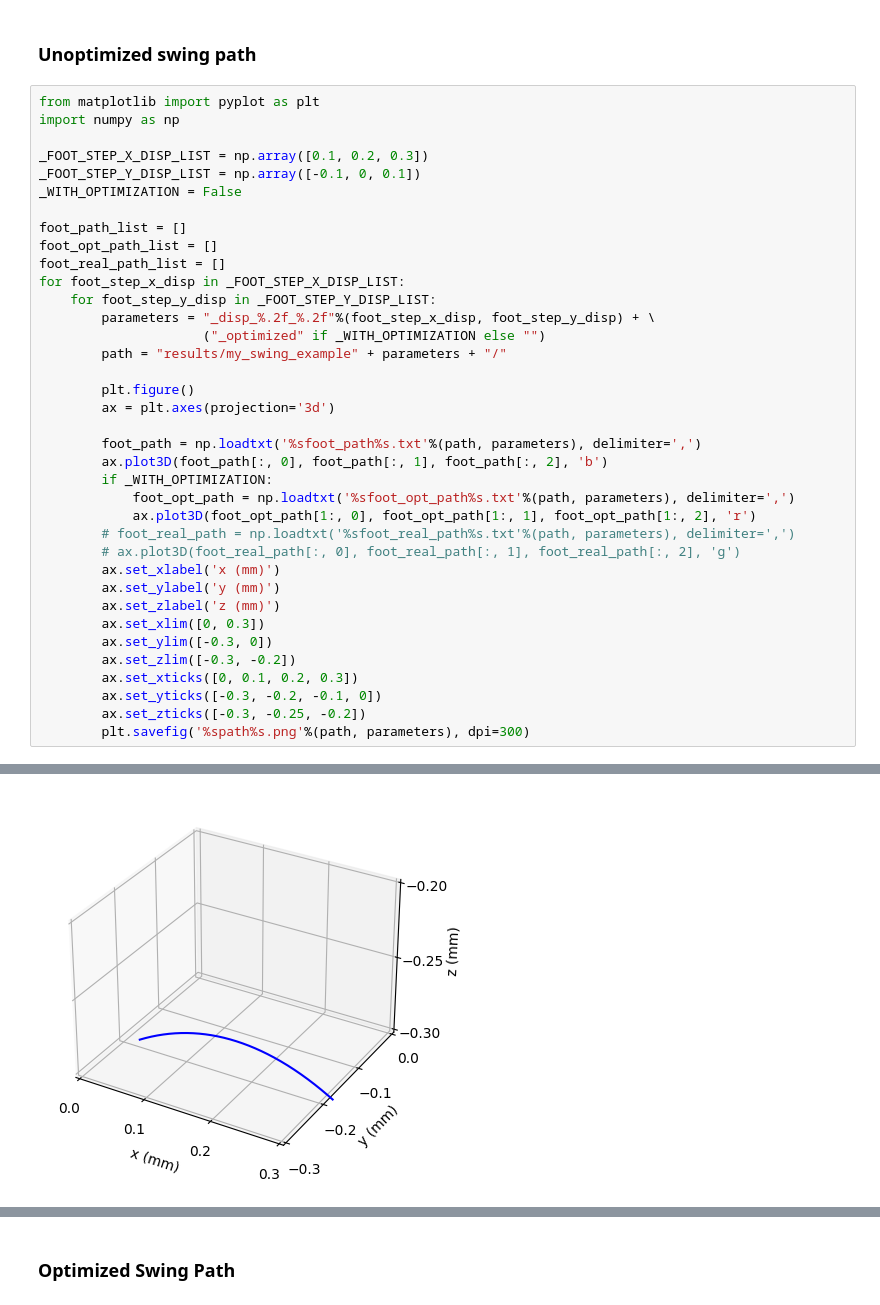
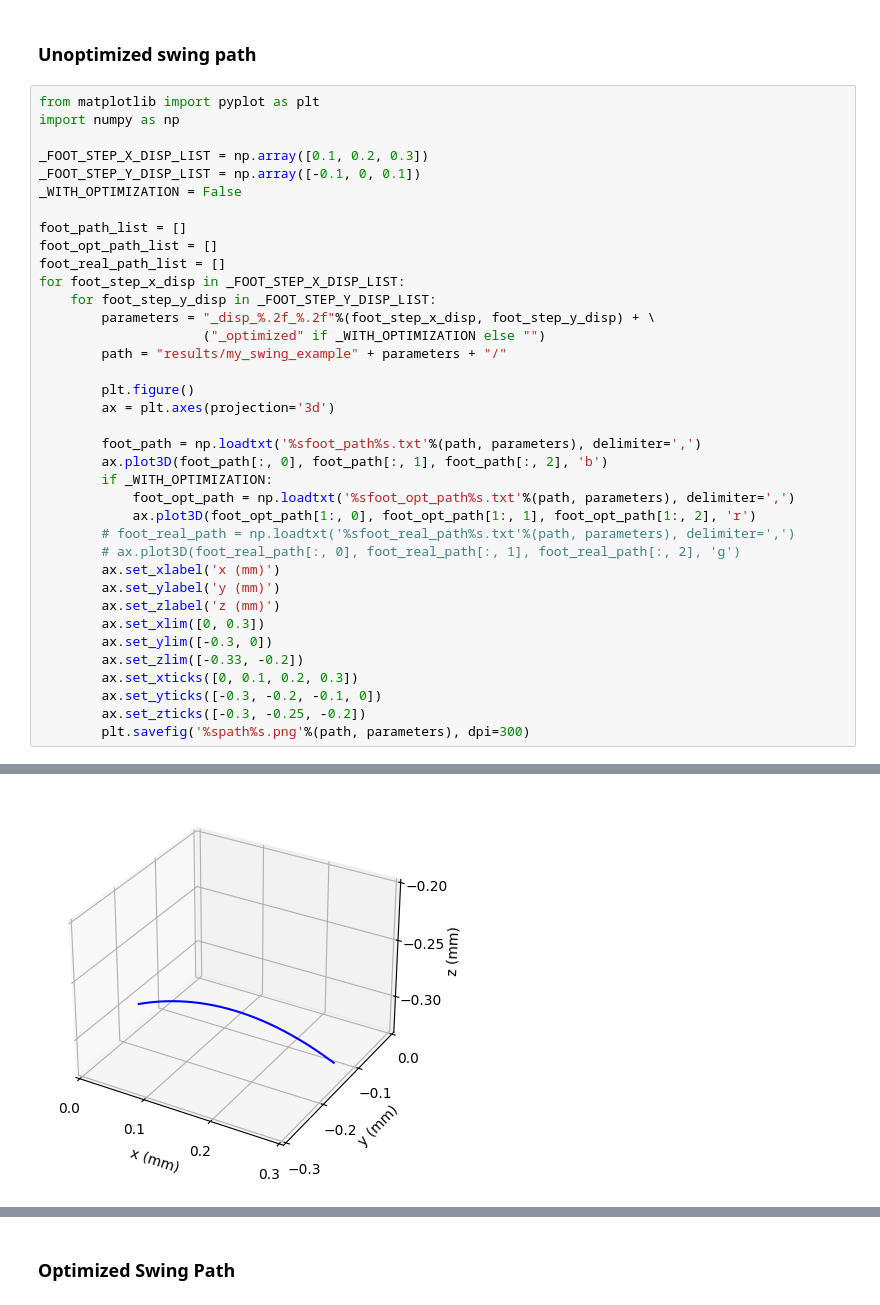
Before and after one commit to han-xudong/SwingTrajectoryPlanAndTrackingControl, a Jupyter notebook: result_analysis.ipynb, the cells around one changed output, grey strips where cells are left out. Cells and saved outputs as stored; diff of their text form.

```diff
--- a/result_analysis.ipynb
+++ b/result_analysis.ipynb
@@ -36,7 +36,7 @@ for foot_step_x_disp in _FOOT_STEP_X_DISP_LIST:
         ax.set_zlabel('z (mm)')
         ax.set_xlim([0, 0.3])
         ax.set_ylim([-0.3, 0])
-        ax.set_zlim([-0.3, -0.2])
+        ax.set_zlim([-0.33, -0.2])
         ax.set_xticks([0, 0.1, 0.2, 0.3])
         ax.set_yticks([-0.3, -0.2, -0.1, 0])
         ax.set_zticks([-0.3, -0.25, -0.2])
@@ -52 +52 @@ for foot_step_x_disp in _FOOT_STEP_X_DISP_LIST:
-[figure, old version]
+[figure, new version]
```
Also changed, not shown: parts of 2 cells of this notebook, 18 other files.
